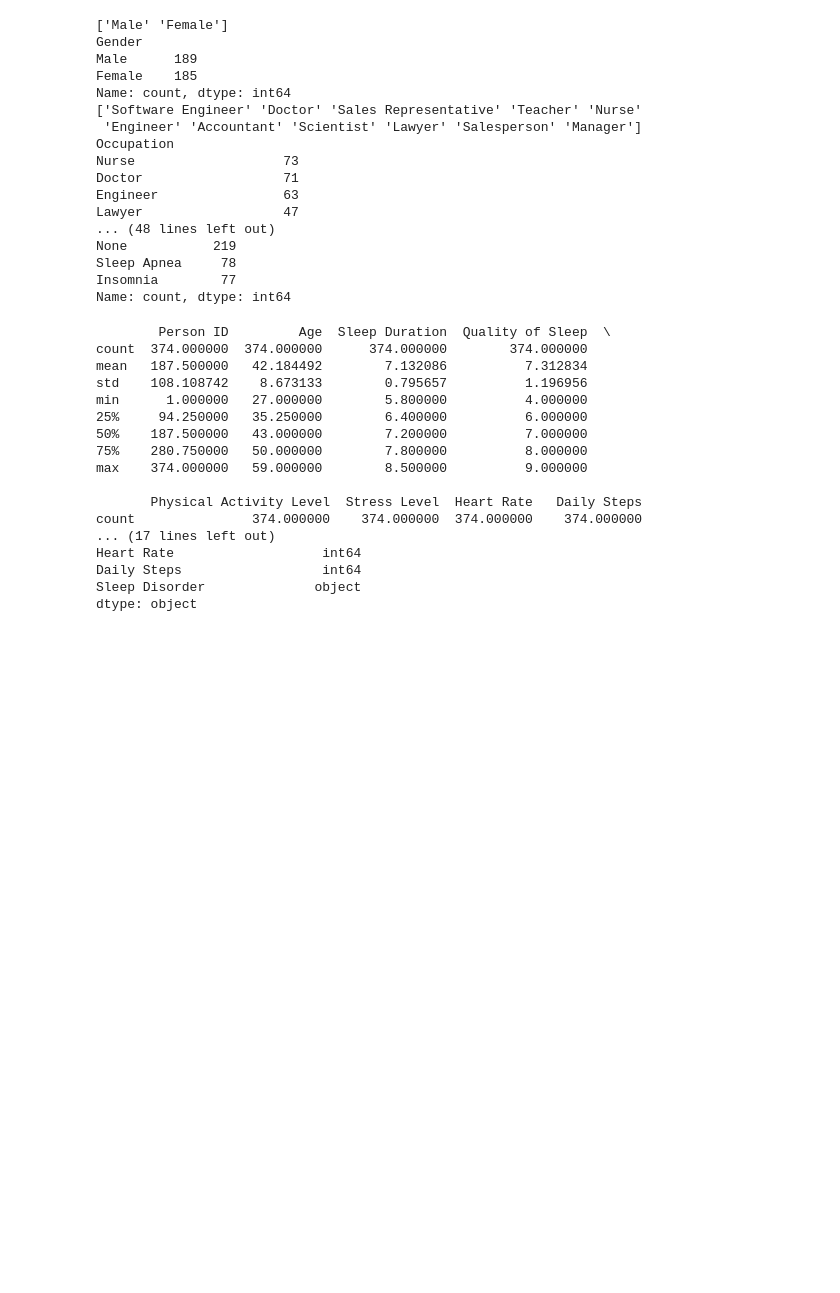
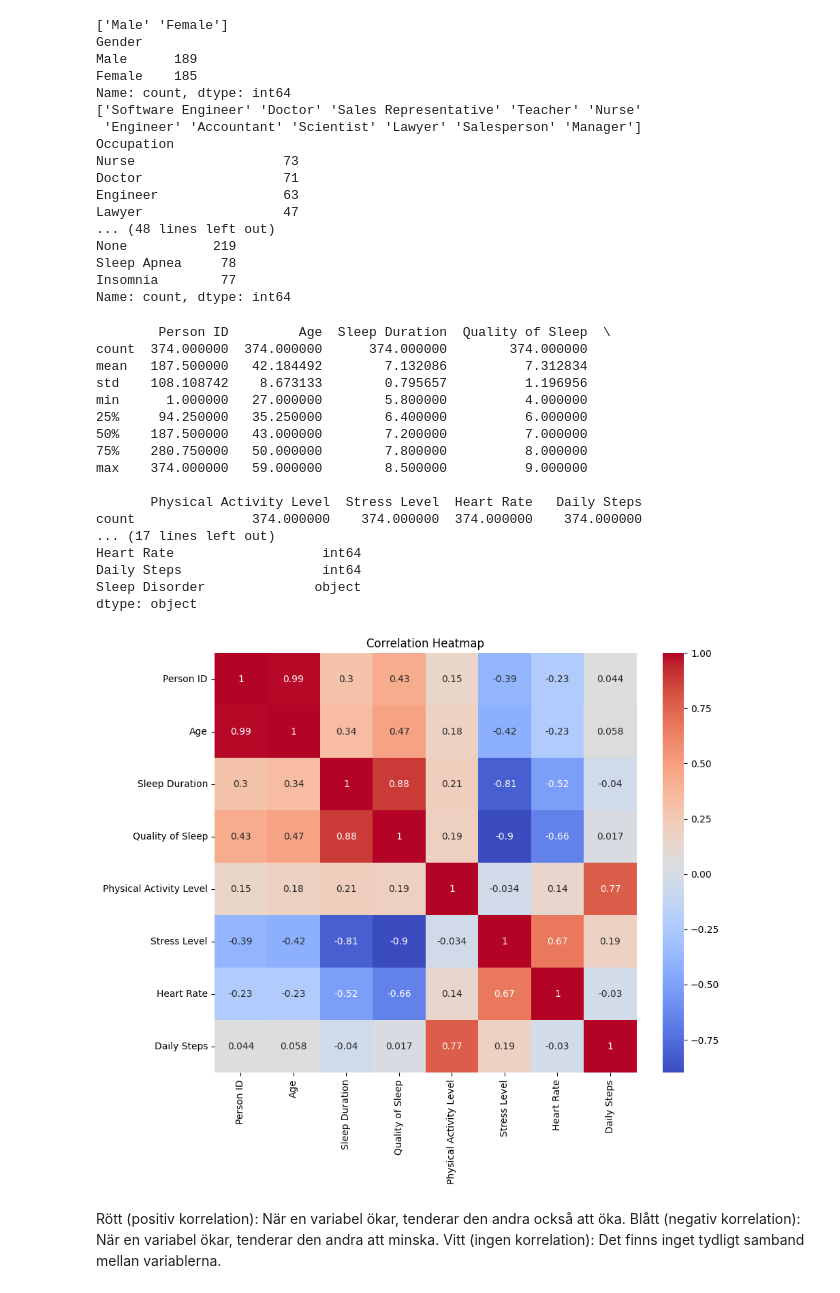
Before and after one commit to Nippe92/datareduction-task, a Jupyter notebook: s_h_l_dataset.ipynb, the cells around one changed output. Saved outputs shown, nothing was run; the diff lists cells and outputs as text; code cells hidden in the pictures; blank space fills up the shorter version.

```diff
--- a/s_h_l_dataset.ipynb
+++ b/s_h_l_dataset.ipynb
@@ -119,3 +125,15 @@ Heart Rate                   int64
 Daily Steps                  int64
 Sleep Disorder              object
 dtype: object
+# %%
+numerical_data=shl_data.select_dtypes(include=['int64', 'float64'])
+plt.figure(figsize=(10,8))
+sns.heatmap(numerical_data.corr(),annot=True,cmap='coolwarm')
+plt.title('Correlation Heatmap')
+plt.show()
+# %% [output]
+[figure, added]
+# %% [markdown]
+Rött (positiv korrelation): När en variabel ökar, tenderar den andra också att öka.
+Blått (negativ korrelation): När en variabel ökar, tenderar den andra att minska.
+Vitt (ingen korrelation): Det finns inget tydligt samband mellan variablerna.
```
Also changed, not shown: parts of 1 cell of this notebook, 1 other file.
